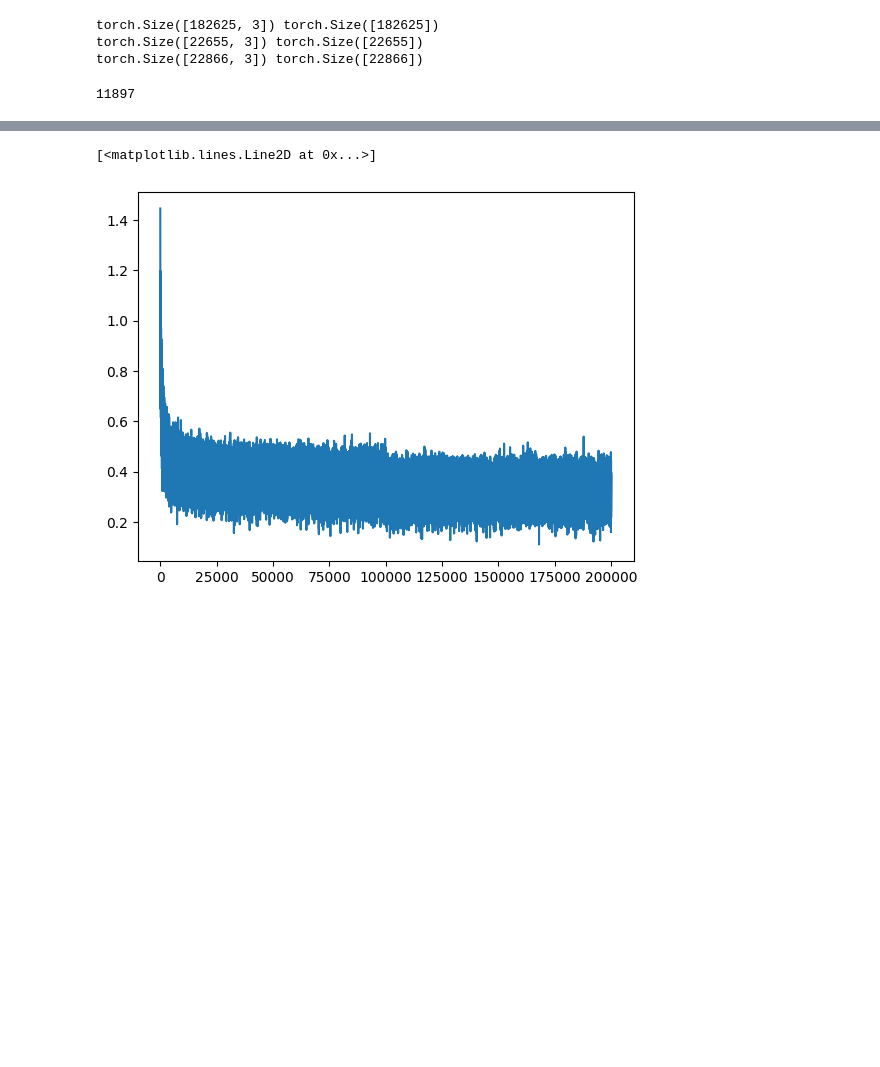
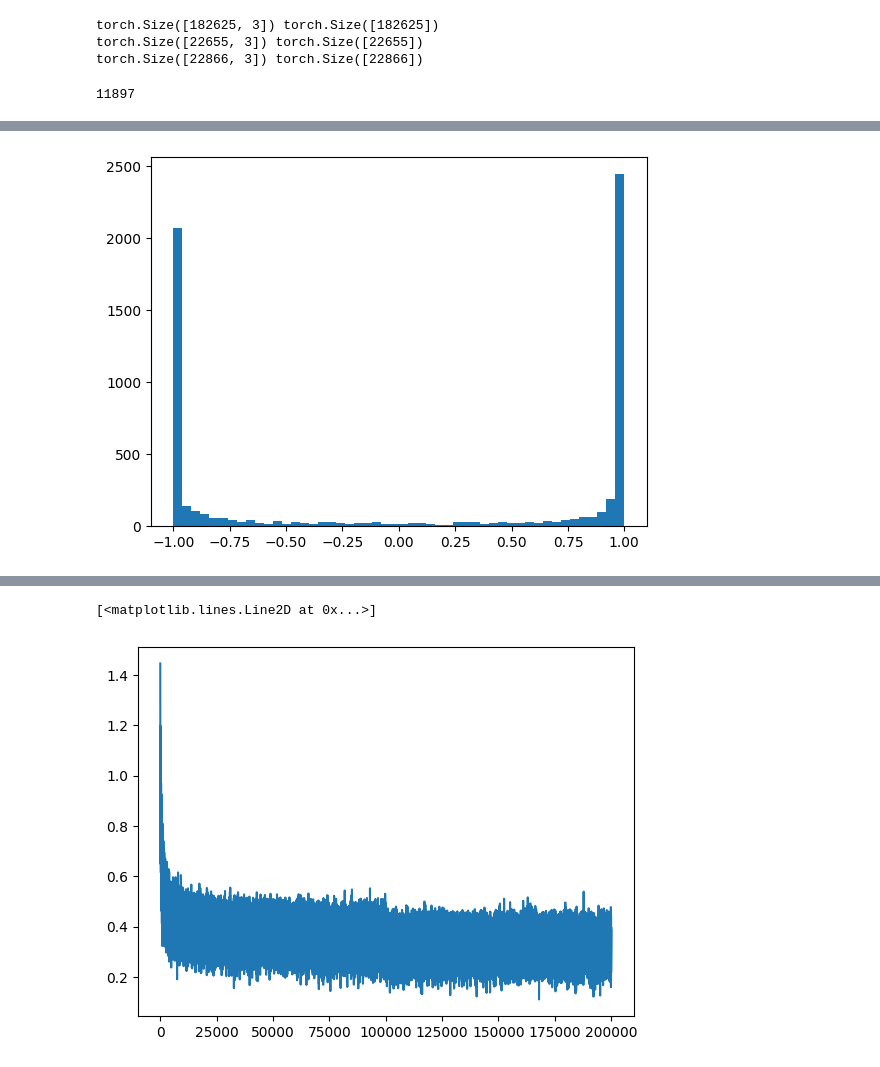
Before and after one commit to Charanvardhan/nnZeroToHero, a Jupyter notebook: MakeMore/IntroducingBatchNormalisation.ipynb, the cells around one changed output, grey strips where cells are left out. Cells and saved outputs as stored; diff of their text form; code cells hidden in the pictures; blank space fills up the shorter version.

```diff
--- a/MakeMore/IntroducingBatchNormalisation.ipynb
+++ b/MakeMore/IntroducingBatchNormalisation.ipynb
@@ -129,0 +127,8 @@ tensor([ -2.3527,  36.4366, -10.7306,   5.7165,  18.6409, -11.6998,  -2.1991,
+# %%
+plt.hist(h.view(-1).tolist(), bins=50);
+# If the activaiton after tanh has 1 or -1 they wont be able to lear from backpropagation,
+# as the gradient will be 0. and if the gradient is 0, the weights wont be updated.
+# This is a problem of vanishing gradients, and it can be solved with batch normalization.
+# If the activaiton after tanh is 0 during backpropagation, the gradient will be 1, and the weights will be updated.
+# %% [output]
+[figure, added]
```
Also changed, not shown: parts of 7 cells of this notebook.
